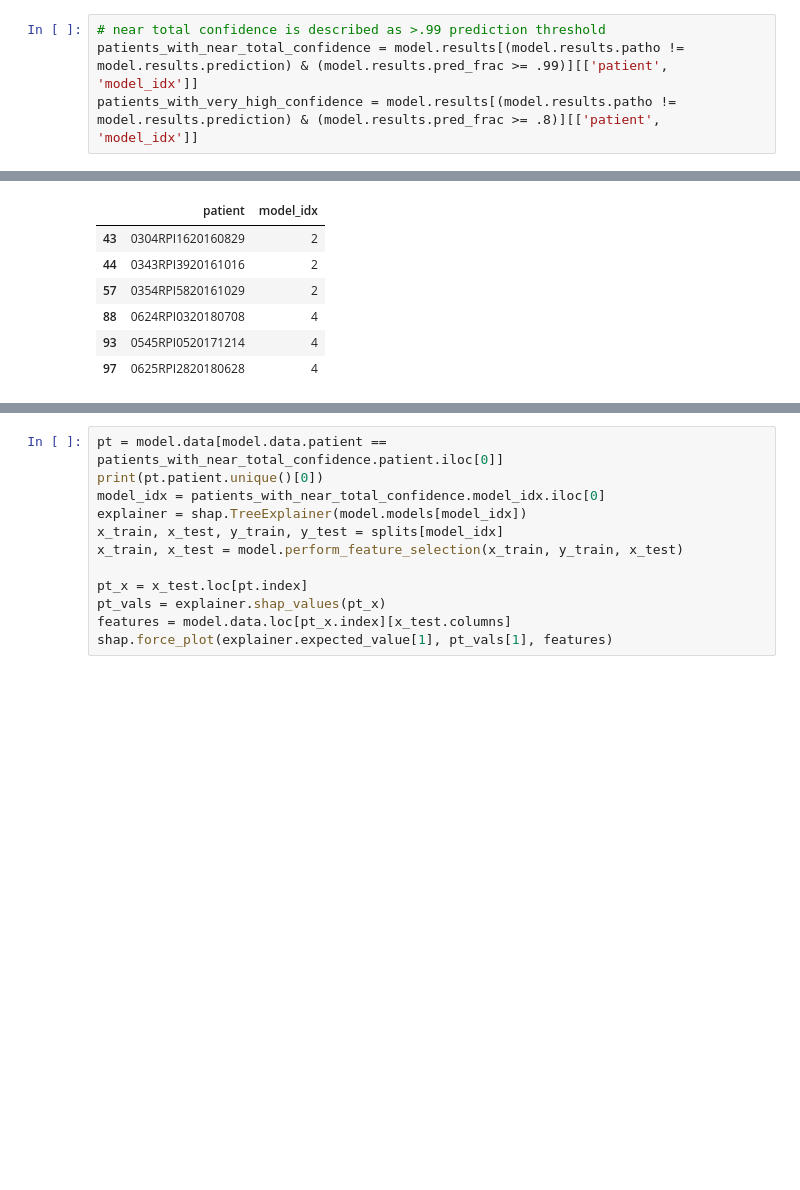
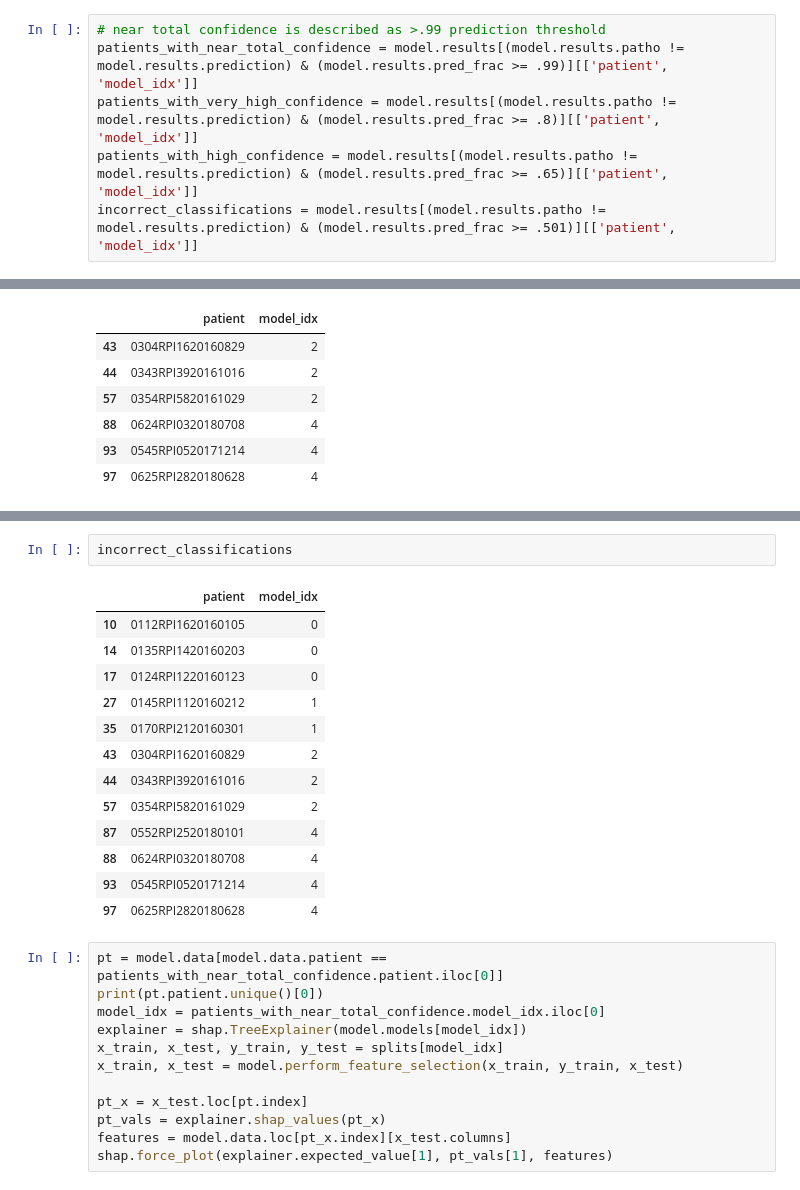
Before and after one commit to hahnicity/ardsdetection, a Jupyter notebook: shap.ipynb, the cells around one changed output, grey strips where cells are left out. Drawn from its saved outputs; the diff is of its cells as text; blank space fills up the shorter version.

```diff
--- a/shap.ipynb
+++ b/shap.ipynb
@@ -97,6 +97,8 @@ shap.force_plot(explainer.expected_value[1], pt_112_vals[1], pt_112_x)
 # near total confidence is described as >.99 prediction threshold
 patients_with_near_total_confidence = model.results[(model.results.patho != model.results.prediction) & (model.results.pred_frac >= .99)][['patient', 'model_idx']]
 patients_with_very_high_confidence = model.results[(model.results.patho != model.results.prediction) & (model.results.pred_frac >= .8)][['patient', 'model_idx']]
+patients_with_high_confidence = model.results[(model.results.patho != model.results.prediction) & (model.results.pred_frac >= .65)][['patient', 'model_idx']]
+incorrect_classifications = model.results[(model.results.patho != model.results.prediction) & (model.results.pred_frac >= .501)][['patient', 'model_idx']]
 # %%
 patients_with_near_total_confidence.patient
 # %% [output]
@@ -118,3 +134,19 @@ patients_with_very_high_confidence
+# %%
+incorrect_classifications
+# %% [output]
+|  | patient | model_idx |
+| 10 | 0112RPI1620160105 | 0 |
+| 14 | 0135RPI1420160203 | 0 |
+| 17 | 0124RPI1220160123 | 0 |
+| 27 | 0145RPI1120160212 | 1 |
+| 35 | 0170RPI2120160301 | 1 |
+| 43 | 0304RPI1620160829 | 2 |
+| 44 | 0343RPI3920161016 | 2 |
+| 57 | 0354RPI5820161029 | 2 |
+| 87 | 0552RPI2520180101 | 4 |
+| 88 | 0624RPI0320180708 | 4 |
+| 93 | 0545RPI0520171214 | 4 |
+| 97 | 0625RPI2820180628 | 4 |
 # %%
 pt = model.data[model.data.patient == patients_with_near_total_confidence.patient.iloc[0]]
 print(pt.patient.unique()[0])
```
Also changed, not shown: parts of 7 cells of this notebook, 1 other file.
